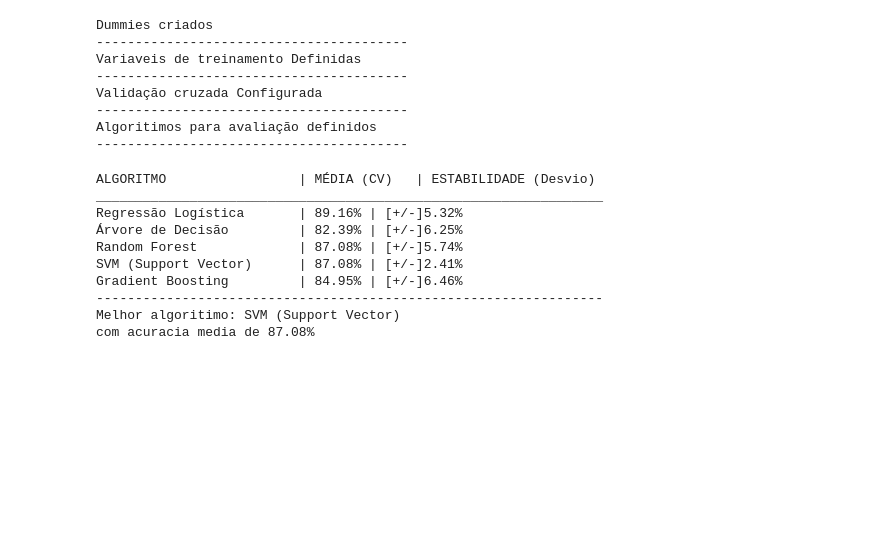
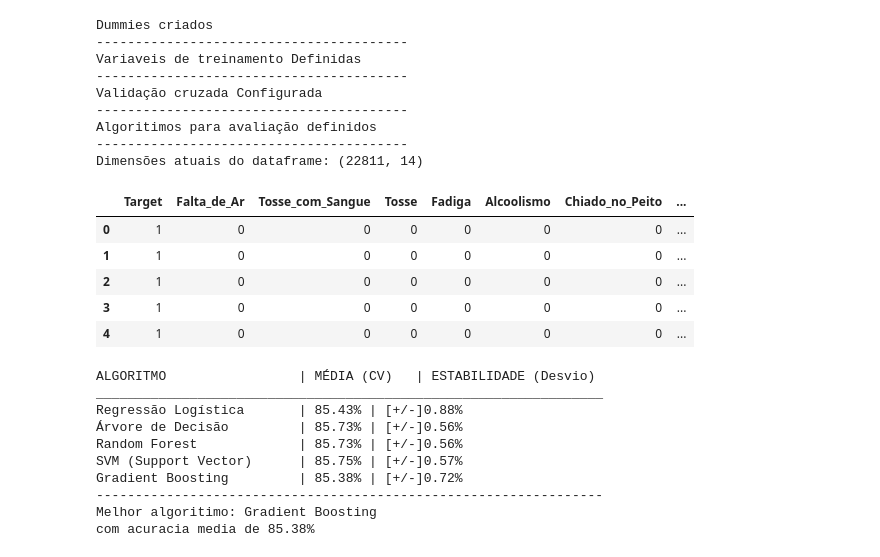
Before and after one commit to Luidy-Costa/project, a Jupyter notebook: lung-cancer-ml/backend/lung_cancer_prediction.ipynb, the cells around one changed output. Drawn from its saved outputs; the diff is of its cells as text; code cells hidden in the pictures; blank space fills up the shorter version.

```diff
--- a/lung-cancer-ml/backend/lung_cancer_prediction.ipynb
+++ b/lung-cancer-ml/backend/lung_cancer_prediction.ipynb
@@ -112,0 +233,21 @@ Como o dataframe esta agora
+# %%
+sintomas = [
+    'Tosse',
+    'Fadiga',
+    'Falta_de_Ar',
+    'Chiado_no_Peito',
+    'Tosse_com_Sangue',
+    'Alcoolismo'
+]
+
+for col in sintomas:
+    if col in df.columns:
+        df[col] = df[col].astype(int)
+
+for i in df.columns:
+    print(f"🔸 {i}: {df[i].unique()}")
+
+print("-" * 40)
+
+print(f"Dimensões atuais do dataframe: {df.shape}")
+df.head(100)
@@ -113,42 +282,52 @@ Como o dataframe esta agora
 # %%
 #traduzindo as strings para boleano
-dataframe = pd.get_dummies(dataframe,drop_first=True)
+df = pd.get_dummies(df,drop_first=True)
 print("Dummies criados")
 print("-"*40)
 
 #definindo dependencias e independencias
-x = dataframe.drop("CANCER_PULMAO_YES", axis=1)
-y = dataframe["CANCER_PULMAO_YES"]
+x = df.drop("Target", axis=1)
+y = df["Target"]
 
 #definindo variaveis para treinamento e teste
 x_treino,x_teste,y_treino,y_teste = train_test_split(x,y,test_size=0.3,random_state=42)
 print("Variaveis de treinamento Definidas")
 print("-"*40)
 
 #configurando validação cruzada
 kfold = StratifiedKFold(n_splits=10, shuffle=True, random_state=42)
 print("Validação cruzada Configurada")
 print("-"*40)
 
 #definindo algoritimos para a comparação de desempenho
 algoritimos = {
     "Regressão Logística": LogisticRegression(max_iter=1000, random_state=42),
     "Árvore de Decisão":   DecisionTreeClassifier(random_state=42),
     "Random Forest":       RandomForestClassifier(n_estimators=100, random_state=42),
     "SVM (Support Vector)": SVC(probability=True, random_state=42),
     "Gradient Boosting":   GradientBoostingClassifier(random_state=42)
 }
 print("Algoritimos para avaliação definidos")
 print("-"*40)
+
+print(f"Dimensões atuais do dataframe: {df.shape}")
+df.head()
 # %% [output]
 Dummies criados
 ----------------------------------------
 Variaveis de treinamento Definidas
 ----------------------------------------
 Validação cruzada Configurada
 ----------------------------------------
 Algoritimos para avaliação definidos
 ----------------------------------------
+Dimensões atuais do dataframe: (22811, 14)
+|  | Target | Falta_de_Ar | Tosse_com_Sangue | Tosse | Fadiga | Alcoolismo | Chiado_no_Peito | ... |
+| 0 | 1 | 0 | 0 | 0 | 0 | 0 | 0 | ... |
+| 1 | 1 | 0 | 0 | 0 | 0 | 0 | 0 | ... |
+| 2 | 1 | 0 | 0 | 0 | 0 | 0 | 0 | ... |
+| 3 | 1 | 0 | 0 | 0 | 0 | 0 | 0 | ... |
+| 4 | 1 | 0 | 0 | 0 | 0 | 0 | 0 | ... |
 # %%
 melhor_algoritimo_nome = ""
 melhor_algoritimo_objeto = None
@@ -167,25 +346,25 @@ for nome, algoritimo in algoritimos.items():
     print(f"{nome:<25} | {media*100:.2f}% | [+/-]{desvio*100:.2f}%")
 
     if media-desvio > media_comparativa:
-        melhor_algoritimo_nome = nome
-        melhor_algoritimo_objeto = algoritimo
-        melhor_acuracia = media
-        media_comparativa = media - desvio
+        melhor_algoritimo_75_nome = nome
+        melhor_algoritimo_75_objeto = algoritimo
+        melhor_acuracia_75 = media
+        media_comparativa_75 = media - desvio
 
 print("-"*65)
-print(f"Melhor algoritimo: {melhor_algoritimo_nome}")
-print(f"com acuracia media de {melhor_acuracia*100:.2f}%")
+print(f"Melhor algoritimo: {melhor_algoritimo_75_nome}")
+print(f"com acuracia media de {melhor_acuracia_75*100:.2f}%")
 # %% [output]
 ALGORITMO                 | MÉDIA (CV)   | ESTABILIDADE (Desvio)
 _________________________________________________________________
-Regressão Logística       | 89.16% | [+/-]5.32%
-Árvore de Decisão         | 82.39% | [+/-]6.25%
-Random Forest             | 87.08% | [+/-]5.74%
-SVM (Support Vector)      | 87.08% | [+/-]2.41%
-Gradient Boosting         | 84.95% | [+/-]6.46%
+Regressão Logística       | 85.43% | [+/-]0.88%
+Árvore de Decisão         | 85.73% | [+/-]0.56%
+Random Forest             | 85.73% | [+/-]0.56%
+SVM (Support Vector)      | 85.75% | [+/-]0.57%
+Gradient Boosting         | 85.38% | [+/-]0.72%
 -----------------------------------------------------------------
-Melhor algoritimo: SVM (Support Vector)
-com acuracia media de 87.08%
+Melhor algoritimo: Gradient Boosting
+com acuracia media de 85.38%
 # %%
 melhor_algoritimo_nome = ""
 melhor_algoritimo_objeto = None
```
Also changed, not shown: parts of 17 cells of this notebook, 2 other files.
